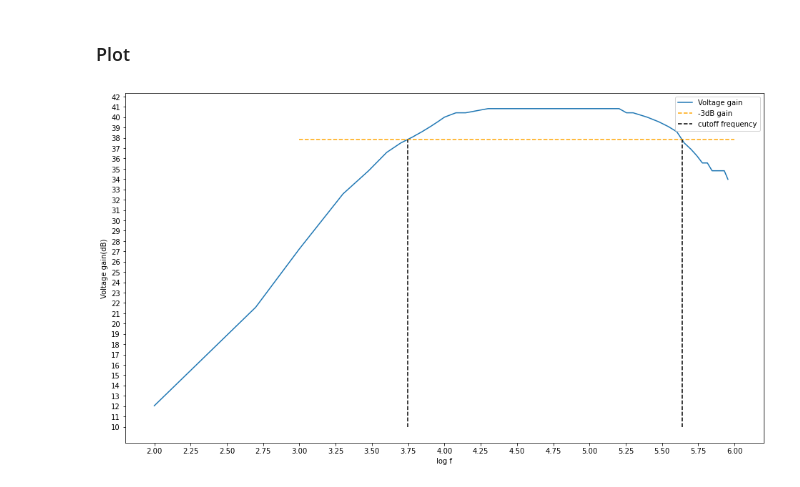
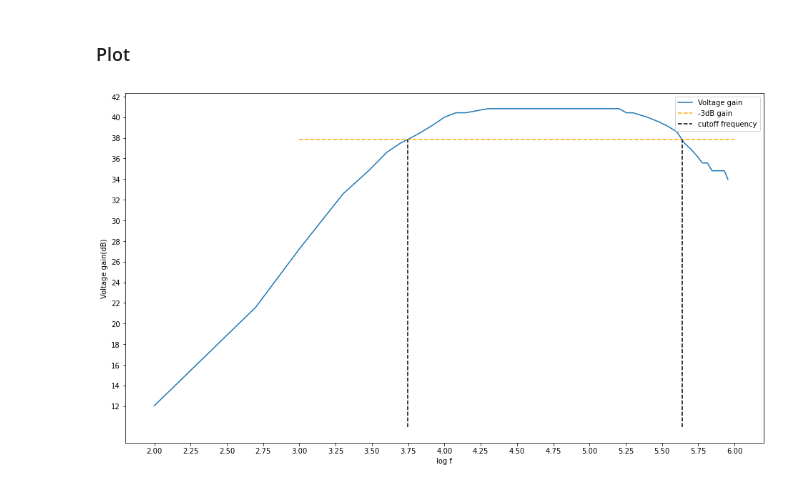
Before and after one commit to Rally0078/LabExperiments, a Jupyter notebook: exp1/exp1.ipynb, the cells around one changed output. Drawn from its saved outputs; the diff is of its cells as text; code cells hidden in the pictures.

```diff
--- a/exp1/exp1.ipynb
+++ b/exp1/exp1.ipynb
@@ -49,20 +49,20 @@ Cutoff frequencies are : [3.74499361 5.63755409]
 # %%
 fig = plt.figure(facecolor=(1,1,1))
 fig.set_figwidth(16)
 fig.set_figheight(9)
-x_scale = np.arange(2,6.25, 0.25)
-y_scale = np.arange(10,45,1)
+x_scale = np.arange(2, 6.25, 0.25)
+y_scale = np.arange(12, 45, 2)
 
 plt.xticks(x_scale)
 plt.yticks(y_scale)
 
 plt.plot(df['log f'], df['Voltage gain(dB)'], label = 'Voltage gain')
 plt.hlines(mid_gain-3, 3, 6, colors='orange', label='-3dB gain',linestyles='dashed')
 plt.vlines(cutoff_freq.roots(), 10, (mid_gain - 3), colors='black', label='cutoff frequency',linestyles='dashed')
 
 plt.xlabel('log f')
 plt.ylabel('Voltage gain(dB)')
 plt.legend()
 plt.show()
 # %% [output]
-[figure, old version]
+[figure, new version]
```
